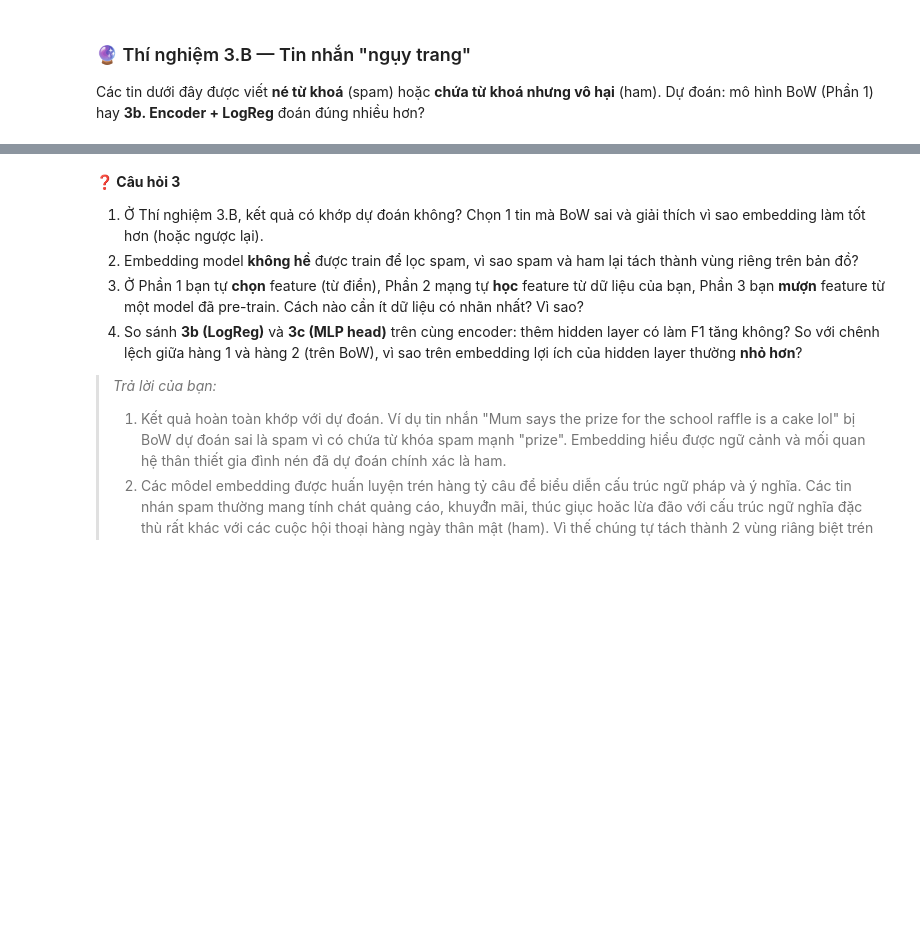
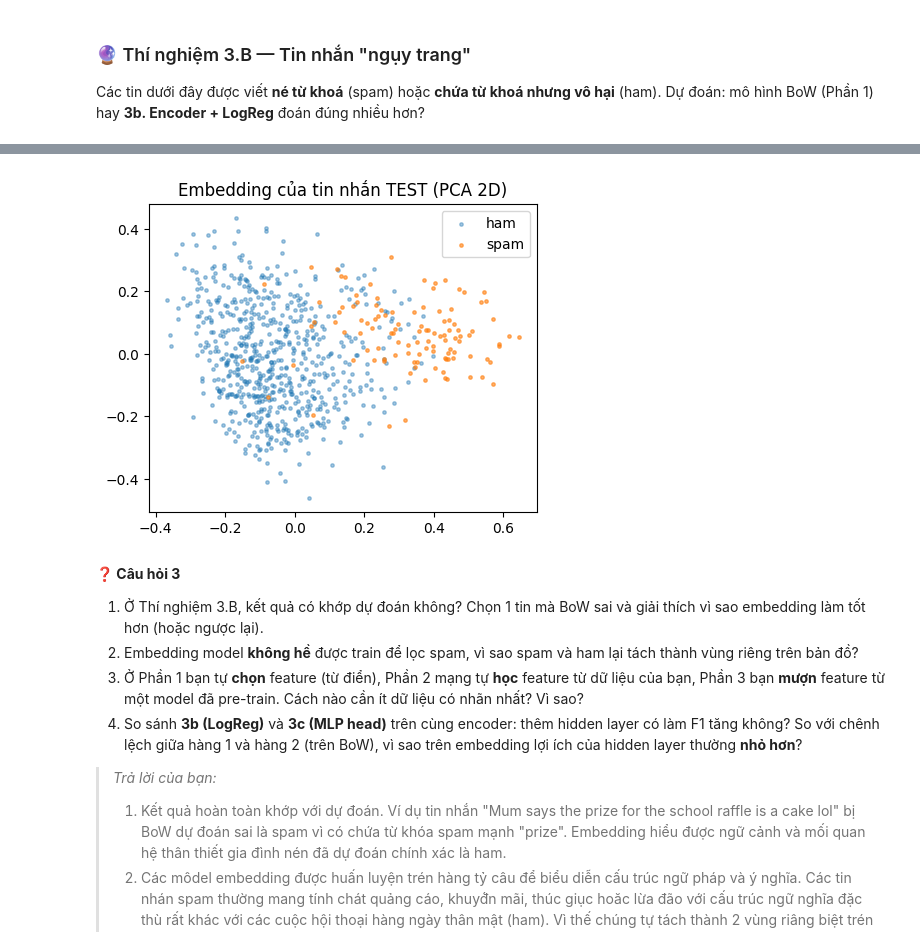
Before and after one commit to Phan-Trong-Hau/K5-L3A-DAY01-PhanTrongHau-2A202603547-LLMFoundation, a Jupyter notebook: src/day01_spam_ml_dl_embedding_llm.ipynb, the cells around one changed output, grey strips where cells are left out. Drawn from its saved outputs; the diff is of its cells as text; code cells hidden in the pictures; blank space fills up the shorter version.

```diff
--- a/src/day01_spam_ml_dl_embedding_llm.ipynb
+++ b/src/day01_spam_ml_dl_embedding_llm.ipynb
@@ -769,10 +807,12 @@ print(f"\nBoW đúng {int((p_bow == truth).sum())}/6 · Encoder+LogReg đúng {i
 # %%
 # ⚙️ Bản đồ nghĩa: chiếu 384 chiều → 2 chiều (PCA) — mỗi chấm là 1 tin nhắn
 Zc = E_te - E_te.mean(0); _, _, Vt = np.linalg.svd(Zc, full_matrices=False); P = Zc @ Vt[:2].T
-plt.figure(figsize=(5, 4))ế
+plt.figure(figsize=(5, 4))
 plt.scatter(P[y_te == 0, 0], P[y_te == 0, 1], s=6, alpha=.4, label="ham")
 plt.scatter(P[y_te == 1, 0], P[y_te == 1, 1], s=6, alpha=.6, label="spam")
 plt.legend(); plt.title("Embedding của tin nhắn TEST (PCA 2D)"); plt.show()
+# %% [output]
+[figure, added]
 # %% [markdown]
 **❓ Câu hỏi 3**
 1. Ở Thí nghiệm 3.B, kết quả có khớp dự đoán không? Chọn 1 tin mà BoW sai và giải thích vì sao embedding làm tốt hơn (hoặc ngược lại).
```
Also changed, not shown: parts of 15 cells of this notebook.
